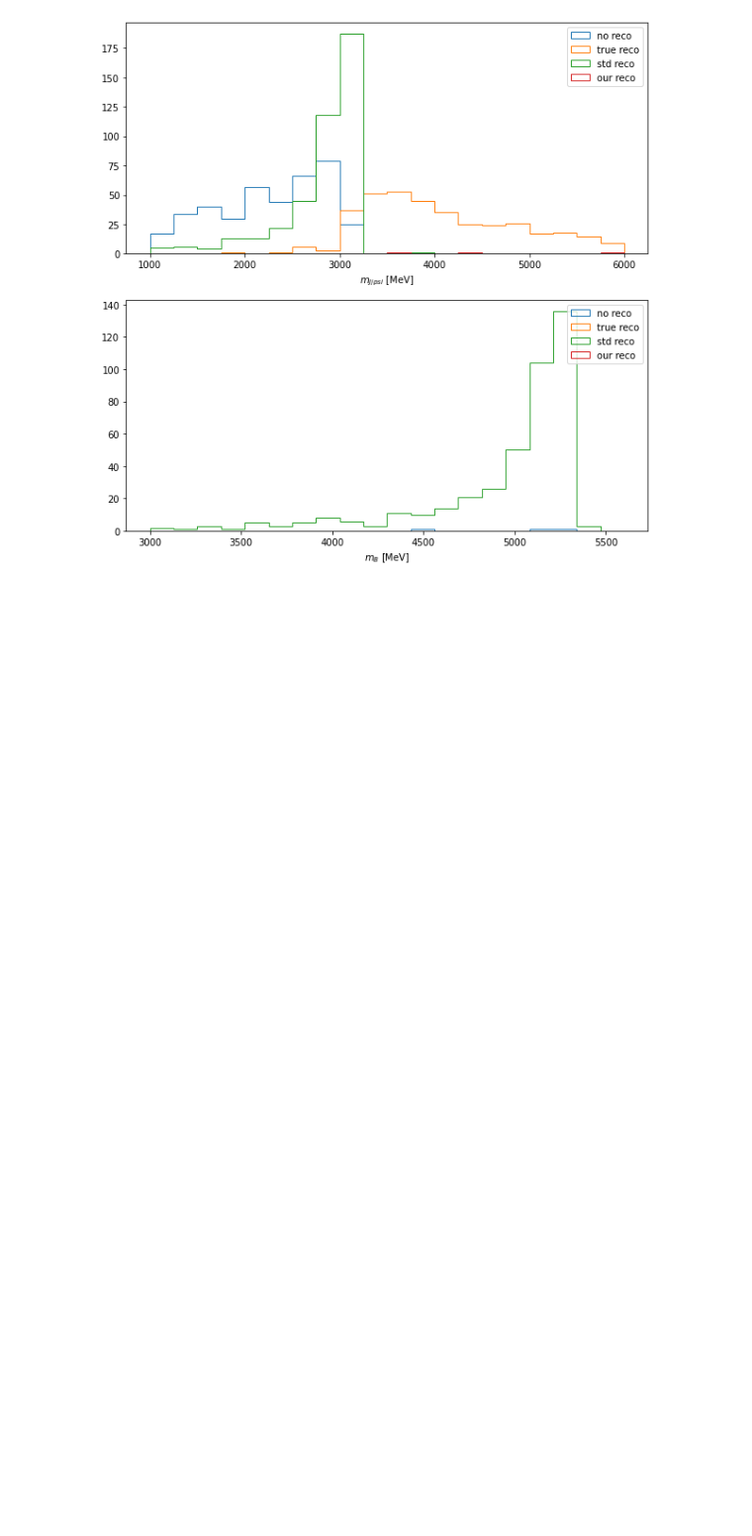
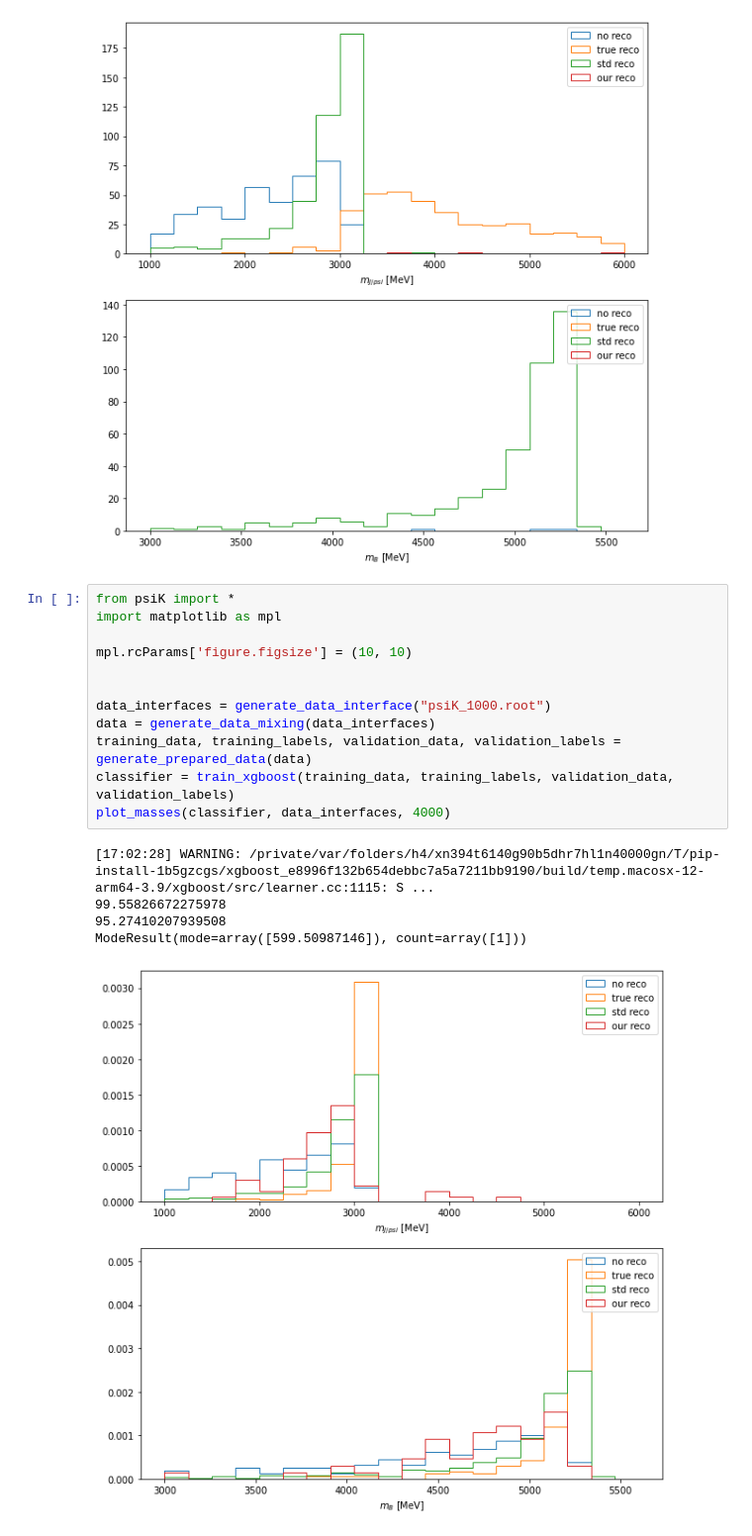
Before and after one commit to wthornton18/msci-brem-reconstruction, a Jupyter notebook: src/graphing.ipynb, the cells around one changed output. Shown: that part at 99% size. Drawn from its saved outputs; the diff is of its cells as text; blank space fills up the shorter version.

```diff
--- a/src/graphing.ipynb
+++ b/src/graphing.ipynb
@@ -117,3 +117,21 @@ plot_masses(classifier, event_data)
 97.26559054423569
 93.88888888888889
 [figure]
+# %%
+from psiK import *
+import matplotlib as mpl
+
+mpl.rcParams['figure.figsize'] = (10, 10)
+
+
+data_interfaces = generate_data_interface("psiK_1000.root")
+data = generate_data_mixing(data_interfaces)
+training_data, training_labels, validation_data, validation_labels = generate_prepared_data(data)
+classifier = train_xgboost(training_data, training_labels, validation_data, validation_labels)
+plot_masses(classifier, data_interfaces, 4000)
+# %% [output]
+[17:02:28] WARNING: /private/var/folders/h4/xn394t6140g90b5dhr7hl1n40000gn/T/pip-install-1b5gzcgs/xgboost_e8996f132b654debbc7a5a7211bb9190/build/temp.macosx-12-arm64-3.9/xgboost/src/learner.cc:1115: S ...
+99.55826672275978
+95.27410207939508
+ModeResult(mode=array([599.50987146]), count=array([1]))
+[figure, added]
```
Also changed, not shown: 1 other file.
